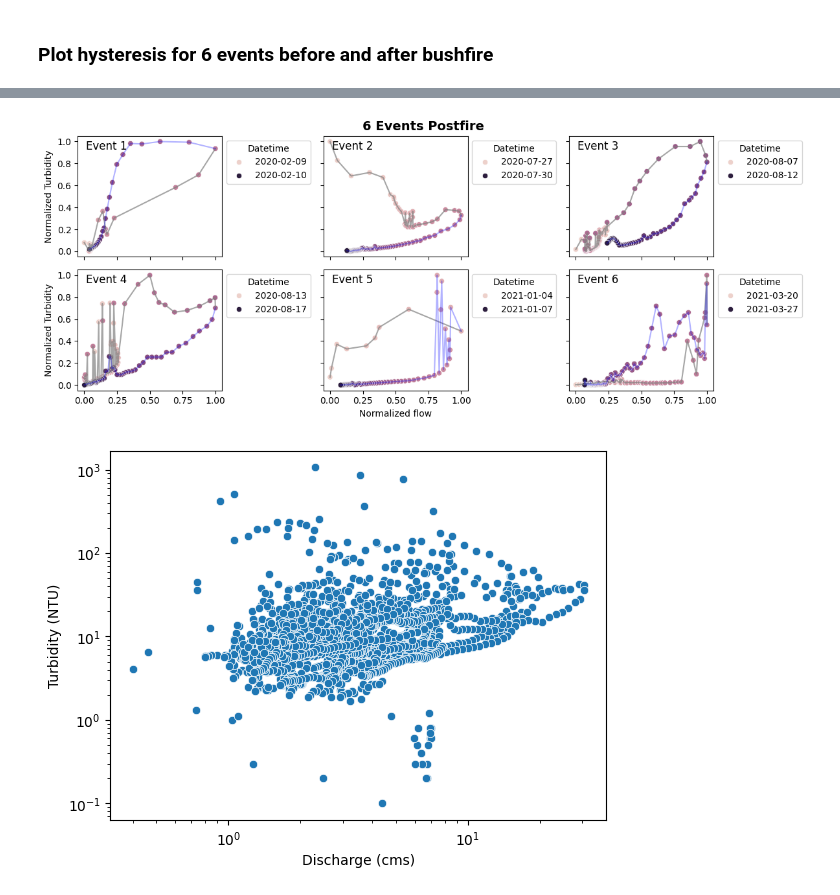
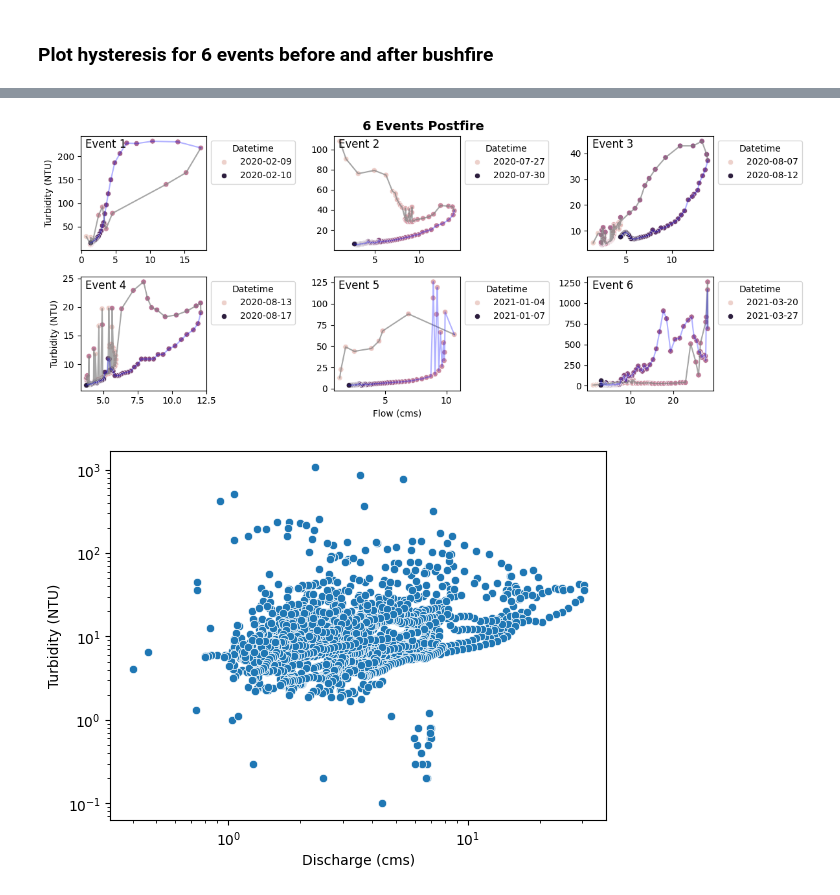
Before and after one commit to QianWanghhu/BushFireWQ, a Jupyter notebook: src/Explore_212058_CQ.ipynb, the cells around one changed output, grey strips where cells are left out. Drawn from its saved outputs; the diff is of its cells as text; code cells hidden in the pictures.

```diff
--- a/src/Explore_212058_CQ.ipynb
+++ b/src/Explore_212058_CQ.ipynb
@@ -15,7 +16,7 @@ site = '212058'
 fig_dir = f'../output/figs/{site}/'
 date_postfire = pd.to_datetime('2020-01-17')
 date_postyear = pd.to_datetime('2021-06-30')
-date_preyear = pd.to_datetime('2015-01-01')
+date_preyear = pd.to_datetime('2016-07-01')
 freq = 'Hourly'
 font_size = 14
 Q_thre = 1
@@ -189,47 +201,59 @@ storm_data = pd.read_csv('../output/CQ_analysis/212058/' + \
                         index_col = 'id')
 # Set stormID to str format
 # Select six events of the max peak flow during each periods
-fig, axes = plt.subplots(nrows=2, ncols=3, sharex=True, sharey=True, figsize=(12, 5))
+fig, axes = plt.subplots(nrows=2, ncols=3, sharex=False, sharey=False, figsize=(12, 5))
 title = ['6 Events Prefire', '6 Events Postfire'][1]
 dt_plot = six_eventID[1] # six_eventID[1] for postfire events and six_eventID[0] for prefire events
 kk = 0
+# Plot the normalized flow and turbidity if norm_plot = True;
+# Otherwise, plot the absolute values of flow and turbidity
+norm_plot = False
+if norm_plot:
+    xx = 'norm_tot_q'; yy = 'norm_c'
+    xlab = 'Normalized flow'; ylab = 'Normalized Turbidity'
+else:
+    xx = 'total_flow'; yy = 'Turbidity (NTU)'
+    xlab = 'Flow (cms)'; ylab = yy
 for ii in range(2):
     for jj in range(3):
         # Simplified condition for legend
         # lgnd = kk == 5
         lgnd = True
         hys_temp = storm_data[storm_data['stormID'] == float(dt_plot[kk])]
         peak_idx = hys_temp['norm_tot_q'].idxmax()
         # Plot the hysteresis for each period
-        sns.scatterplot(hys_temp, x = 'norm_tot_q', y ='norm_c', hue='norm_ts', \
+        sns.scatterplot(hys_temp, x = xx, y =yy, hue='norm_ts', \
                         ax = axes[ii, jj], legend=lgnd)
-        sns.lineplot(hys_temp.loc[:peak_idx, :], x = 'norm_tot_q', y ='norm_c', \
+        sns.lineplot(hys_temp.loc[:peak_idx, :], x = xx, y =yy, \
                         ax = axes[ii, jj], legend=lgnd, color='grey', alpha=0.7)
-        sns.lineplot(hys_temp.loc[peak_idx:, :], x = 'norm_tot_q', y ='norm_c', \
+        sns.lineplot(hys_temp.loc[peak_idx:, :], x = xx, y =yy, \
                         ax = axes[ii, jj], legend=lgnd, color='blue', alpha=0.3)
         # Set event ID as title
         axes[ii, jj].set_title(f'Event {kk + 1}', loc='center', pad=12, x=0.2, y=0.8)
         # Creating a custom legend with absolute time for each subplot
         handles, labels = axes[ii, jj].get_legend_handles_labels()
         # Create custom legend labels: only include the first and last absolute time
         custom_labels = [str(hys_temp.Datetime.values[0][0:10]), str(hys_temp.Datetime.values[-1][0:10])]
         # Set the new legend with the custom labels
         axes[ii, jj].legend([handles[0], handles[-1]], custom_labels, title="Datetime",
                             loc='upper left', bbox_to_anchor=(1., 1))
         kk += 1
+        #Set subplot's xlabel to none
+        axes[ii, jj].set_xlabel('')
     # Set labels
-    axes[ii, 0].set_ylabel('Normalized Turbidity')
+    axes[ii, 0].set_ylabel(ylab)
+    axes[ii, 1].set_ylabel('')
+    axes[ii, 2].set_ylabel('')
 
-axes[1, 1].set_xlabel('Normalized flow')
-axes[1, 0].set_xlabel('')
-axes[1, 2].set_xlabel('')
+
+axes[1, 1].set_xlabel(xlab)
 plt.suptitle(title, fontsize=font_size, fontweight='bold', y=0.95)
 plt.subplots_adjust(wspace=0.02, hspace=0.05)
 # axes[1, 2].legend(loc='upper left', bbox_to_anchor=(1, 1), title='Legend')
 plt.tight_layout()
-plt.savefig(f'{fig_dir}{title}Hysteresis.png', format='png', dpi=300)
+plt.savefig(f'{fig_dir}{title}HysteresisAbsolute{norm_plot}.png', format='png', dpi=300)
 # %% [output]
-[figure, old version]
+[figure, new version]
 # %%
 ## Explore the relationship in 1/n space
 # Read storm event data
```
Also changed, not shown: parts of 11 cells of this notebook, 29 other files.
